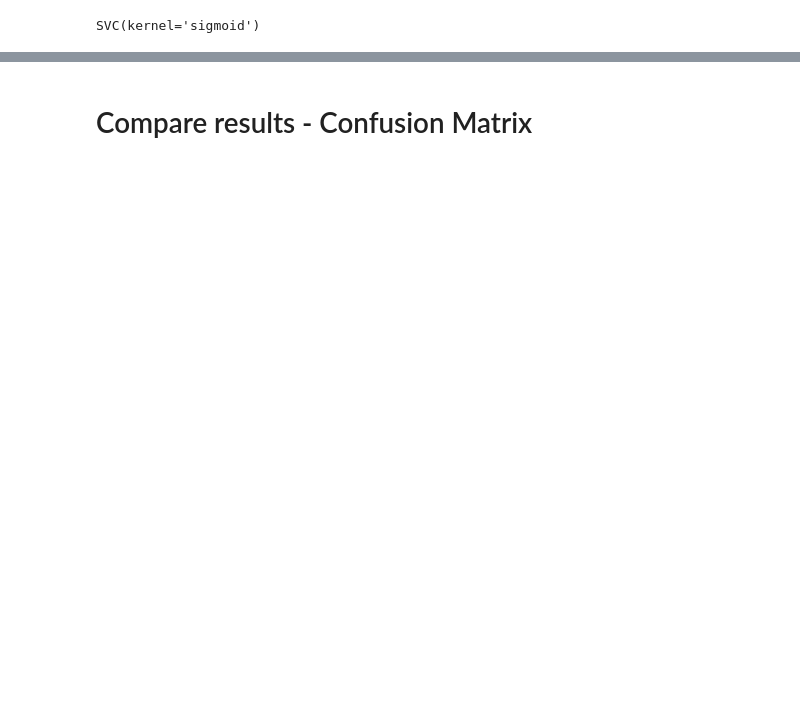
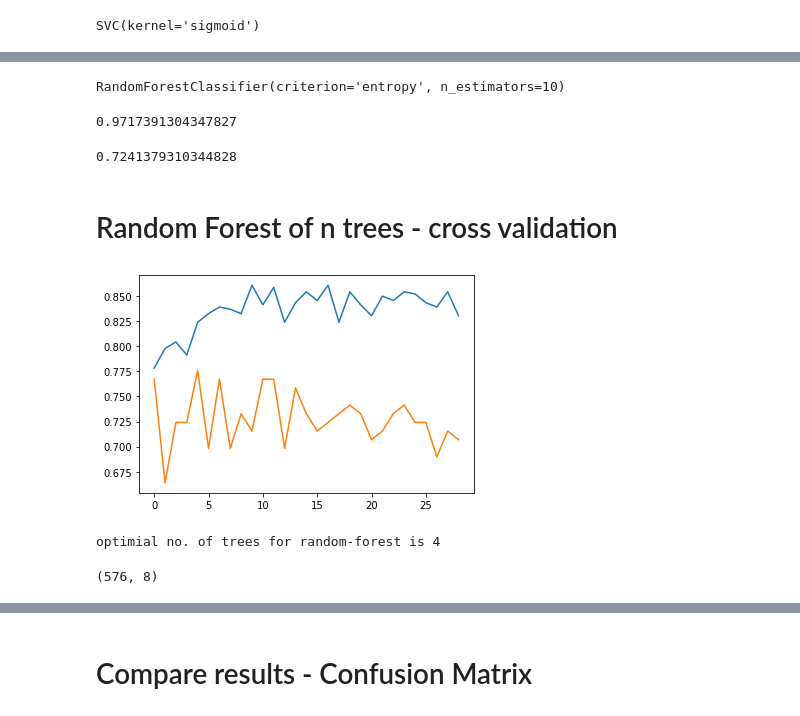
Before and after one commit to ShashankIITG/Machine-Learning-Study---2023, a Jupyter notebook: Challenges/Diabetes Classification/diabetes-detector.ipynb, the cells around one changed output, grey strips where cells are left out. Cells and saved outputs as stored; diff of their text form; code cells hidden in the pictures; blank space fills up the shorter version.

```diff
--- a/Challenges/Diabetes Classification/diabetes-detector.ipynb
+++ b/Challenges/Diabetes Classification/diabetes-detector.ipynb
@@ -442,0 +451,8 @@ svc_sigmoid.score(Xv, Yv)
+# %%
+rf_model = RandomForestClassifier(n_estimators=10, criterion='entropy')
+# %%
+"""rf_model.fit(X, Y)
+rf_model.score(X, Y)
+rf_model.score(Xt, Yt)
+"""
+# we can use fit function to train the model, however we will use some of training data for validation
@@ -442,0 +470,34 @@ svc_sigmoid.score(Xv, Yv)
+# %%
+rf_model.fit(Xt, Yt)
+# %% [output]
+RandomForestClassifier(criterion='entropy', n_estimators=10)
+# %%
+rf_model.score(Xt, Yt)
+# %% [output]
+0.9717391304347827
+# %%
+# accuracy on test set
+rf_model.score(Xv, Yv)
+# %% [output]
+0.7241379310344828
+# %% [markdown]
+# Random Forest of n trees - cross validation
+# %%
+train_acc = []
+val_acc = []
+for i in range(1, 30):
+    # best random forest model
+    brf_model = RandomForestClassifier(n_estimators=i, max_depth=5, criterion='entropy')
+    brf_model.fit(Xt, Yt) # Xt - train set
+    train_acc.append(brf_model.score(Xt, Yt))
+    val_acc.append(brf_model.score(Xv, Yv))
+# %%
+plt.plot(train_acc)
+plt.plot(val_acc)
+plt.show()
+# %% [output]
+[figure, added]
+# %%
+print("optimial no. of trees for random-forest is %d" %np.argmax(val_acc))
+# %% [output]
+optimial no. of trees for random-forest is 4
@@ -442,0 +510,4 @@ svc_sigmoid.score(Xv, Yv)
+# %%
+X_train.shape
+# %% [output]
+(576, 8)
```
Also changed, not shown: parts of 47 cells of this notebook.
